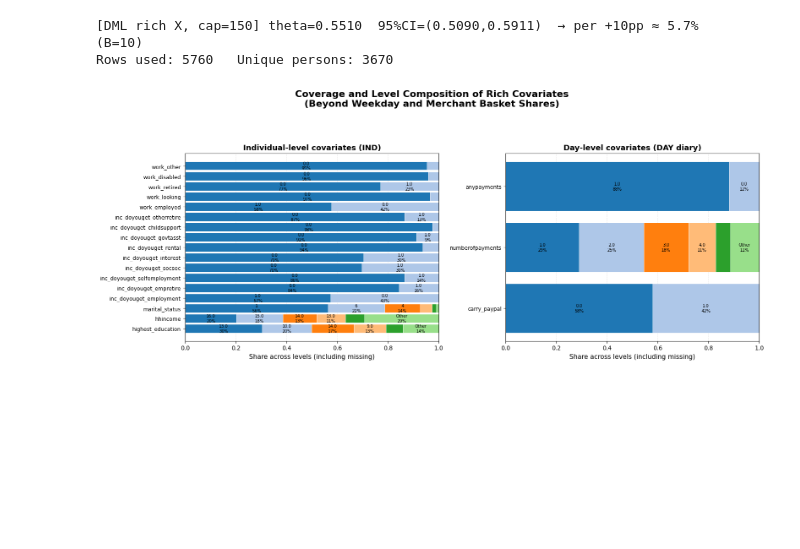
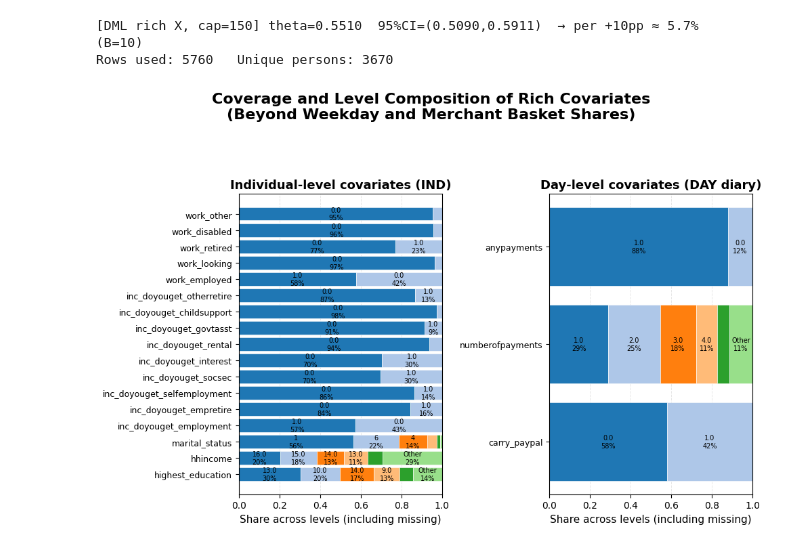
Before and after one commit to JerroldH/dcpc-friction-dml, a Jupyter notebook: notebooks/03-B_RichCovar.ipynb, the cells around one changed output. Drawn from its saved outputs; the diff is of its cells as text; code cells hidden in the pictures; blank space fills up the shorter version.

```diff
--- a/notebooks/03-B_RichCovar.ipynb
+++ b/notebooks/03-B_RichCovar.ipynb
@@ -541,32 +541,32 @@ plot_cols = [c for c in X_cols_rich if c in sub_rich.columns]
 
 # 去掉 weekday + merchant share，只留下 “rich covariates”
 extra_covs = [c for c in plot_cols if c not in mshare_cols + [weekday_col]]
 
 # 这里假设你之前已经有 ind_cols / day_state_cols
 # 用它们来把 extra_covs 分成 IND-level 和 DAY-level
 ind_extra = [c for c in extra_covs if c in ind_cols]
 day_extra = [c for c in extra_covs if c in day_state_cols]
 
 # 构造 IND 和 DAY 的 level 占比信息
 ind_level_shares = build_level_shares(sub_rich, ind_extra, max_levels=6)
 day_level_shares = build_level_shares(sub_rich, day_extra, max_levels=6)
 
 # 根据变量个数自动调整高度
 max_n = max(len(ind_level_shares), len(day_level_shares), 1)
 fig_height = max(5, 0.4 * max_n)
 
-fig, axes = plt.subplots(1, 2, figsize=(16, fig_height), sharex=True)
+fig, axes = plt.subplots(1, 2, figsize=(10, fig_height), sharex=True)
 fig.suptitle(
     "Coverage and Level Composition of Rich Covariates\n"
     "(Beyond Weekday and Merchant Basket Shares)",
     fontsize=16,
     fontweight="bold",
 )
 
 plot_level_panel(axes[0], ind_level_shares, "Individual-level covariates (IND)")
 plot_level_panel(axes[1], day_level_shares, "Day-level covariates (DAY diary)")
 
 plt.tight_layout(rect=[0, 0.02, 1, 0.90])
 plt.show()
 # %% [output]
-[figure, old version]
+[figure, new version]
```
Also changed, not shown: 2 other files.
